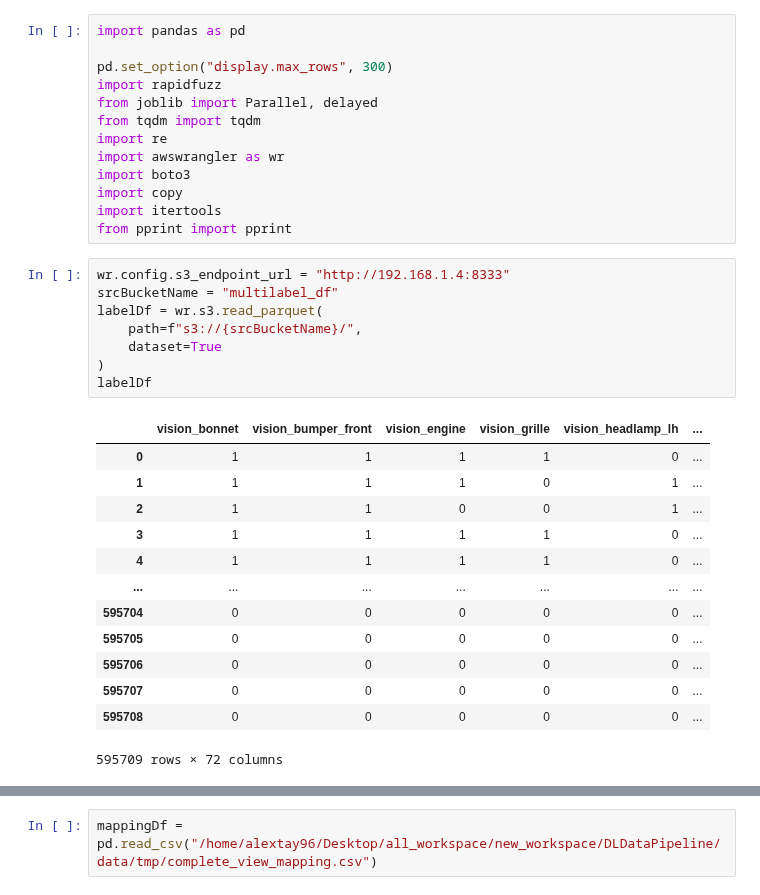
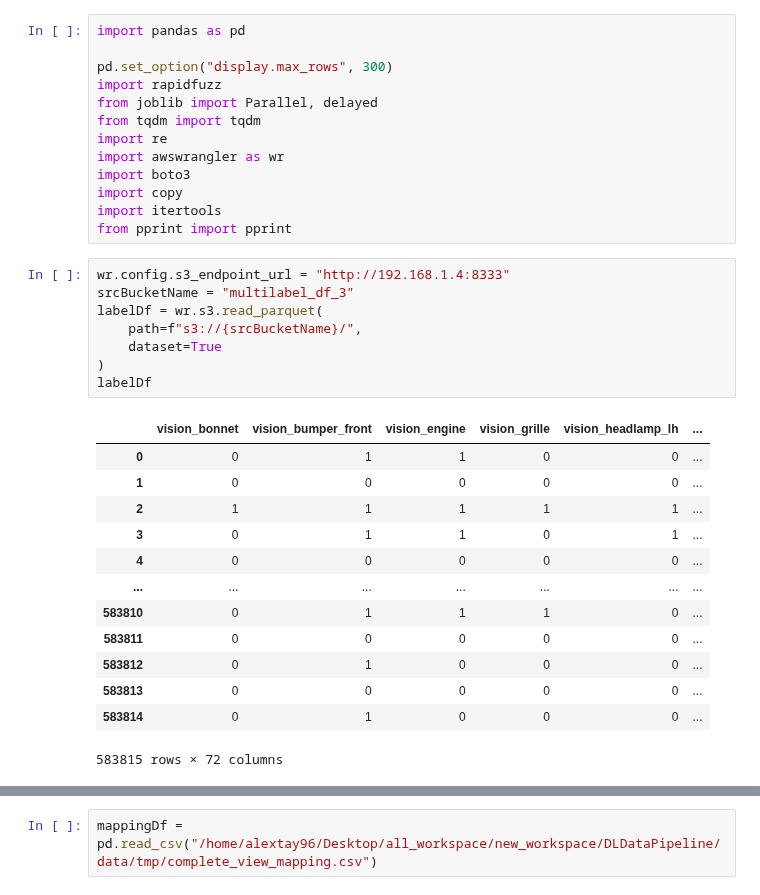
Before and after one commit to MLMonkATGY/DLDataPipeline, a Jupyter notebook: src/feature/MultiviewMultilabelDf.ipynb, the cells around one changed output, grey strips where cells are left out. Saved outputs shown, nothing was run; the diff lists cells and outputs as text.

```diff
--- a/src/feature/MultiviewMultilabelDf.ipynb
+++ b/src/feature/MultiviewMultilabelDf.ipynb
@@ -13,23 +13,23 @@ import itertools
 from pprint import pprint
 # %%
 wr.config.s3_endpoint_url = "http://192.168.1.4:8333"
-srcBucketName = "multilabel_df"
+srcBucketName = "multilabel_df_3"
 labelDf = wr.s3.read_parquet(
     path=f"s3://{srcBucketName}/",
     dataset=True
 )
 labelDf
 # %% [output]
 |  | vision_bonnet | vision_bumper_front | vision_engine | vision_grille | vision_headlamp_lh | ... |
-| 0 | 1 | 1 | 1 | 1 | 0 | ... |
-| 1 | 1 | 1 | 1 | 0 | 1 | ... |
-| 2 | 1 | 1 | 0 | 0 | 1 | ... |
-| 3 | 1 | 1 | 1 | 1 | 0 | ... |
-| 4 | 1 | 1 | 1 | 1 | 0 | ... |
+| 0 | 0 | 1 | 1 | 0 | 0 | ... |
+| 1 | 0 | 0 | 0 | 0 | 0 | ... |
+| 2 | 1 | 1 | 1 | 1 | 1 | ... |
+| 3 | 0 | 1 | 1 | 0 | 1 | ... |
+| 4 | 0 | 0 | 0 | 0 | 0 | ... |
 | ... | ... | ... | ... | ... | ... | ... |
-| 595704 | 0 | 0 | 0 | 0 | 0 | ... |
-| 595705 | 0 | 0 | 0 | 0 | 0 | ... |
-| 595706 | 0 | 0 | 0 | 0 | 0 | ... |
-| 595707 | 0 | 0 | 0 | 0 | 0 | ... |
-| 595708 | 0 | 0 | 0 | 0 | 0 | ... |
+| 583810 | 0 | 1 | 1 | 1 | 0 | ... |
+| 583811 | 0 | 0 | 0 | 0 | 0 | ... |
+| 583812 | 0 | 1 | 0 | 0 | 0 | ... |
+| 583813 | 0 | 0 | 0 | 0 | 0 | ... |
+| 583814 | 0 | 1 | 0 | 0 | 0 | ... |
-595709 rows × 72 columns
+583815 rows × 72 columns
```
Also changed, not shown: parts of 6 cells of this notebook, 13 other files.
